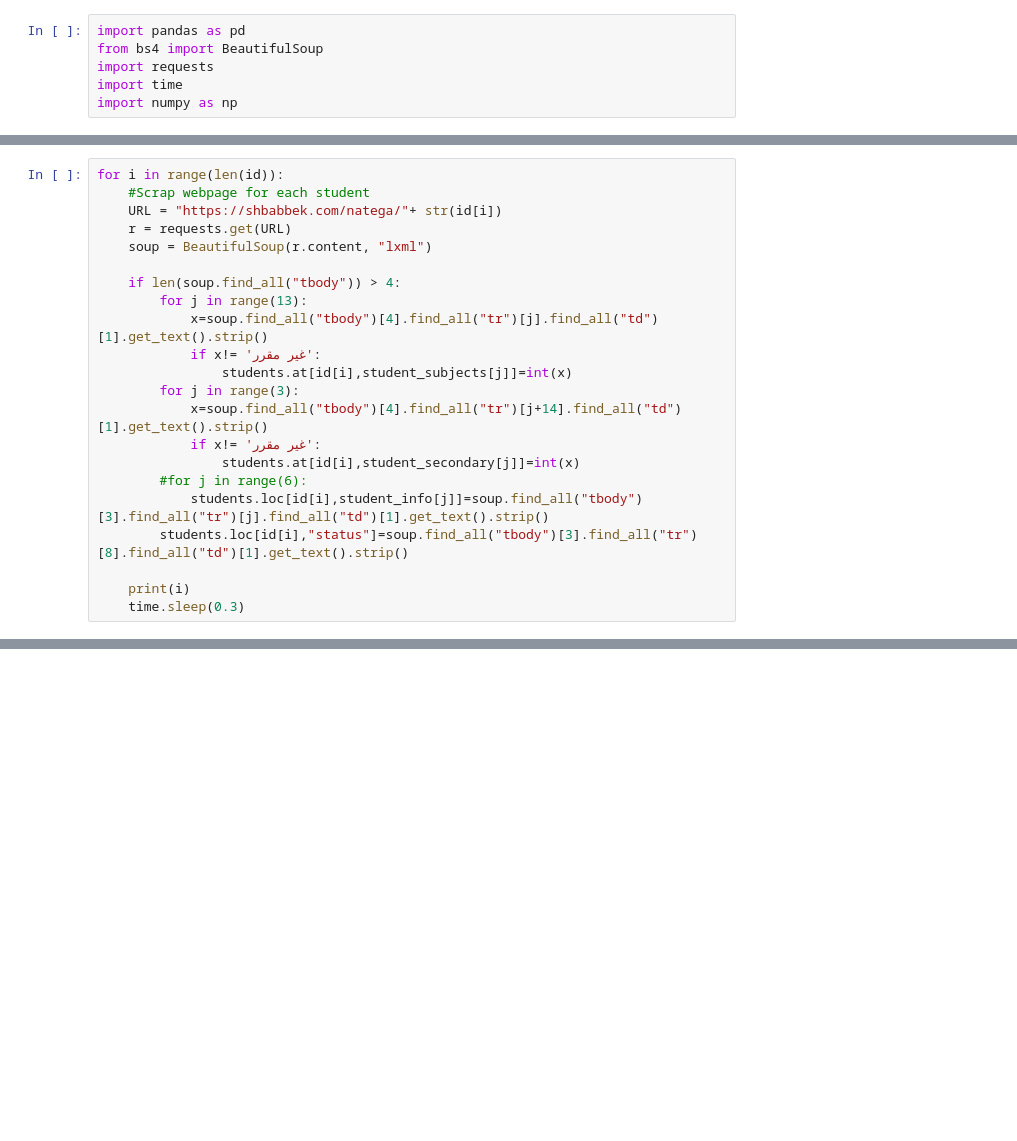
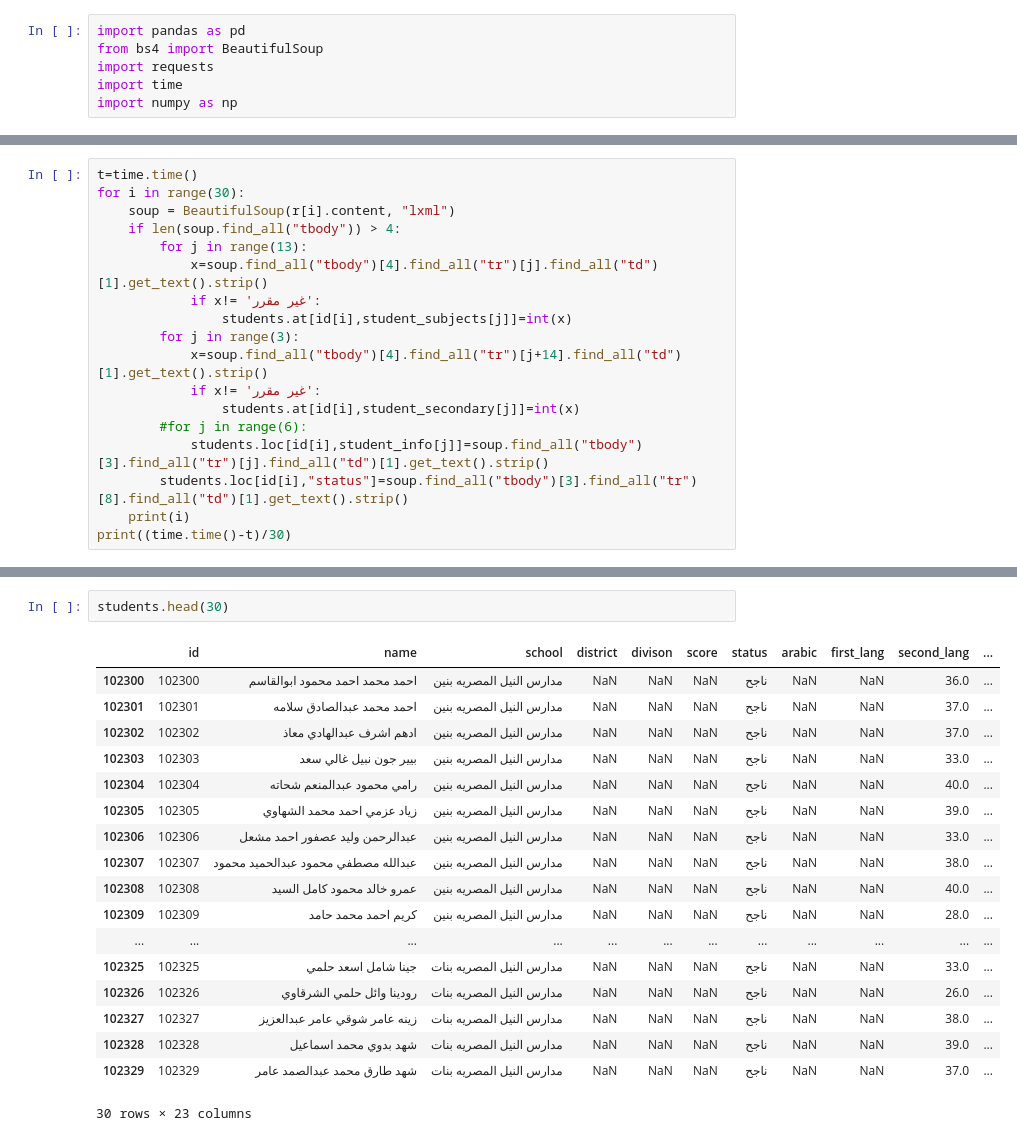
Before and after one commit to karimothman6/ThanweyaAmma, a Jupyter notebook: Thanwaya Amma.ipynb, the cells around one changed output, grey strips where cells are left out. Saved outputs shown, nothing was run; the diff lists cells and outputs as text; blank space fills up the shorter version.

```diff
--- a/Thanwaya Amma.ipynb
+++ b/Thanwaya Amma.ipynb
@@ -42,25 +42,3 @@ students
-# %%
-for i in range(len(id)):
-    #Scrap webpage for each student
-    URL = "https://shbabbek.com/natega/"+ str(id[i])
-    r = requests.get(URL)
-    soup = BeautifulSoup(r.content, "lxml")
-
-    if len(soup.find_all("tbody")) > 4:
-        for j in range(13):
-            x=soup.find_all("tbody")[4].find_all("tr")[j].find_all("td")[1].get_text().strip()
-            if x!= 'غير مقرر':
-                students.at[id[i],student_subjects[j]]=int(x)
-        for j in range(3):
-            x=soup.find_all("tbody")[4].find_all("tr")[j+14].find_all("td")[1].get_text().strip()
-            if x!= 'غير مقرر':
-                students.at[id[i],student_secondary[j]]=int(x)
-        #for j in range(6):
-            students.loc[id[i],student_info[j]]=soup.find_all("tbody")[3].find_all("tr")[j].find_all("td")[1].get_text().strip()
-        students.loc[id[i],"status"]=soup.find_all("tbody")[3].find_all("tr")[8].find_all("td")[1].get_text().strip()
-
-    print(i)
-    time.sleep(0.3)
 # %%
 r=[]
 t=time.time()
@@ -91,0 +70,18 @@ print((time.time()-t)/30)
+# %%
+t=time.time()
+for i in range(30):
+    soup = BeautifulSoup(r[i].content, "lxml")
+    if len(soup.find_all("tbody")) > 4:
+        for j in range(13):
+            x=soup.find_all("tbody")[4].find_all("tr")[j].find_all("td")[1].get_text().strip()
+            if x!= 'غير مقرر':
+                students.at[id[i],student_subjects[j]]=int(x)
+        for j in range(3):
+            x=soup.find_all("tbody")[4].find_all("tr")[j+14].find_all("td")[1].get_text().strip()
+            if x!= 'غير مقرر':
+                students.at[id[i],student_secondary[j]]=int(x)
+        #for j in range(6):
+            students.loc[id[i],student_info[j]]=soup.find_all("tbody")[3].find_all("tr")[j].find_all("td")[1].get_text().strip()
+        students.loc[id[i],"status"]=soup.find_all("tbody")[3].find_all("tr")[8].find_all("td")[1].get_text().strip()
+    print(i)
+print((time.time()-t)/30)
@@ -91,0 +106,21 @@ print((time.time()-t)/30)
+# %%
+students.head(30)
+# %% [output]
+|  | id | name | school | district | divison | score | status | arabic | first_lang | second_lang | ... |
+| 102300 | 102300 | احمد محمد احمد محمود ابوالقاسم | مدارس النيل المصريه بنين | NaN | NaN | NaN | ناجح | NaN | NaN | 36.0 | ... |
+| 102301 | 102301 | احمد محمد عبدالصادق سلامه | مدارس النيل المصريه بنين | NaN | NaN | NaN | ناجح | NaN | NaN | 37.0 | ... |
+| 102302 | 102302 | ادهم اشرف عبدالهادي معاذ | مدارس النيل المصريه بنين | NaN | NaN | NaN | ناجح | NaN | NaN | 37.0 | ... |
+| 102303 | 102303 | بيير جون نبيل غالي سعد | مدارس النيل المصريه بنين | NaN | NaN | NaN | ناجح | NaN | NaN | 33.0 | ... |
+| 102304 | 102304 | رامي محمود عبدالمنعم شحاته | مدارس النيل المصريه بنين | NaN | NaN | NaN | ناجح | NaN | NaN | 40.0 | ... |
+| 102305 | 102305 | زياد عزمي احمد محمد الشهاوي | مدارس النيل المصريه بنين | NaN | NaN | NaN | ناجح | NaN | NaN | 39.0 | ... |
+| 102306 | 102306 | عبدالرحمن وليد عصفور احمد مشعل | مدارس النيل المصريه بنين | NaN | NaN | NaN | ناجح | NaN | NaN | 33.0 | ... |
+| 102307 | 102307 | عبدالله مصطفي محمود عبدالحميد محمود | مدارس النيل المصريه بنين | NaN | NaN | NaN | ناجح | NaN | NaN | 38.0 | ... |
+| 102308 | 102308 | عمرو خالد محمود كامل السيد | مدارس النيل المصريه بنين | NaN | NaN | NaN | ناجح | NaN | NaN | 40.0 | ... |
+| 102309 | 102309 | كريم احمد محمد حامد | مدارس النيل المصريه بنين | NaN | NaN | NaN | ناجح | NaN | NaN | 28.0 | ... |
+| ... | ... | ... | ... | ... | ... | ... | ... | ... | ... | ... | ... |
+| 102325 | 102325 | جينا شامل اسعد حلمي | مدارس النيل المصريه بنات | NaN | NaN | NaN | ناجح | NaN | NaN | 33.0 | ... |
+| 102326 | 102326 | رودينا وائل حلمي الشرقاوي | مدارس النيل المصريه بنات | NaN | NaN | NaN | ناجح | NaN | NaN | 26.0 | ... |
+| 102327 | 102327 | زينه عامر شوقي عامر عبدالعزيز | مدارس النيل المصريه بنات | NaN | NaN | NaN | ناجح | NaN | NaN | 38.0 | ... |
+| 102328 | 102328 | شهد بدوي محمد اسماعيل | مدارس النيل المصريه بنات | NaN | NaN | NaN | ناجح | NaN | NaN | 39.0 | ... |
+| 102329 | 102329 | شهد طارق محمد عبدالصمد عامر | مدارس النيل المصريه بنات | NaN | NaN | NaN | ناجح | NaN | NaN | 37.0 | ... |
+30 rows × 23 columns
```
Also changed, not shown: parts of 3 cells of this notebook.
